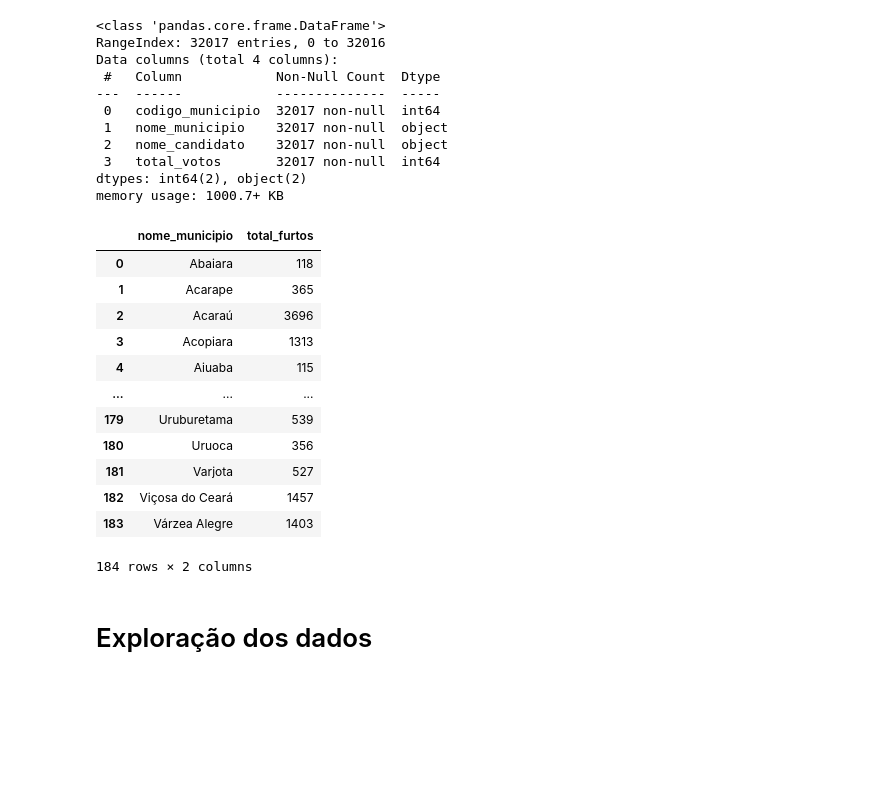
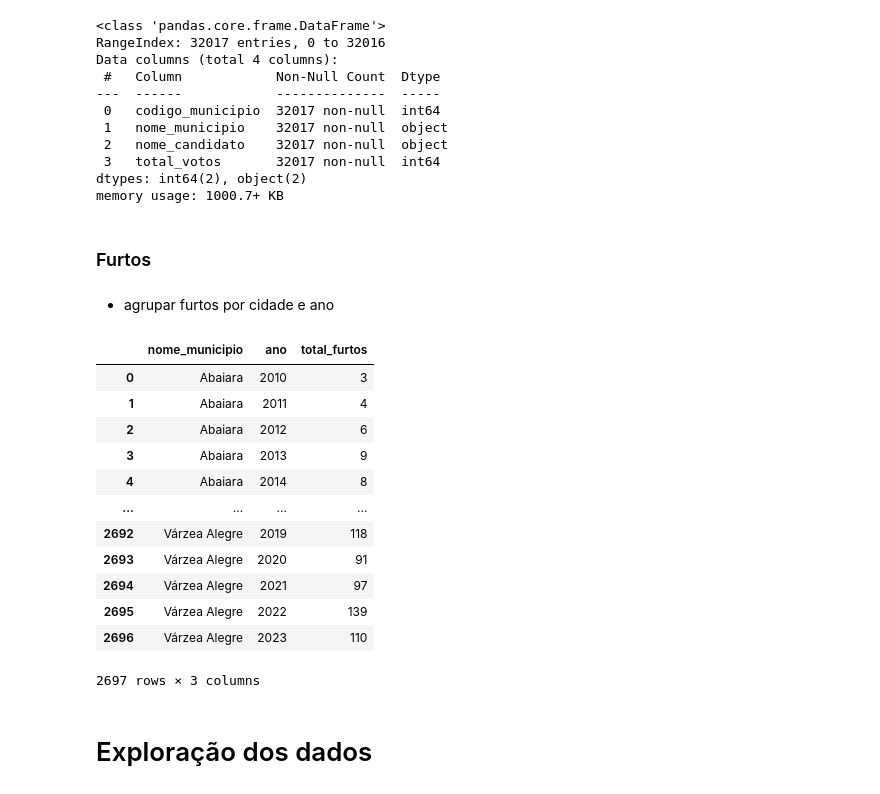
Before and after one commit to JoaoLucas23/BDG, a Jupyter notebook: tratamento_de_dados.ipynb, the cells around one changed output. Saved outputs shown, nothing was run; the diff lists cells and outputs as text; code cells hidden in the pictures; blank space fills up the shorter version.

```diff
--- a/tratamento_de_dados.ipynb
+++ b/tratamento_de_dados.ipynb
@@ -247,24 +280,28 @@ Data columns (total 4 columns):
  3   total_votos       32017 non-null  int64
 dtypes: int64(2), object(2)
 memory usage: 1000.7+ KB
+# %% [markdown]
+### Furtos
+# %% [markdown]
+- agrupar furtos por cidade e ano
 # %%
-df_furtos_agrupados = df_furtos.groupby(['nome_municipio']).size().reset_index()
+df_furtos_agrupados = df_furtos.groupby(['nome_municipio', 'ano']).size().reset_index()
 df_furtos_agrupados.rename(columns={0: 'total_furtos'}, inplace=True)
 df_furtos_agrupados
 # %% [output]
-|  | nome_municipio | total_furtos |
-| 0 | Abaiara | 118 |
-| 1 | Acarape | 365 |
-| 2 | Acaraú | 3696 |
-| 3 | Acopiara | 1313 |
-| 4 | Aiuaba | 115 |
-| ... | ... | ... |
-| 179 | Uruburetama | 539 |
-| 180 | Uruoca | 356 |
-| 181 | Varjota | 527 |
-| 182 | Viçosa do Ceará | 1457 |
-| 183 | Várzea Alegre | 1403 |
+|  | nome_municipio | ano | total_furtos |
+| 0 | Abaiara | 2010 | 3 |
+| 1 | Abaiara | 2011 | 4 |
+| 2 | Abaiara | 2012 | 6 |
+| 3 | Abaiara | 2013 | 9 |
+| 4 | Abaiara | 2014 | 8 |
+| ... | ... | ... | ... |
+| 2692 | Várzea Alegre | 2019 | 118 |
+| 2693 | Várzea Alegre | 2020 | 91 |
+| 2694 | Várzea Alegre | 2021 | 97 |
+| 2695 | Várzea Alegre | 2022 | 139 |
+| 2696 | Várzea Alegre | 2023 | 110 |
-184 rows × 2 columns
+2697 rows × 3 columns
 # %% [markdown]
 # Exploração dos dados
 # %%
```
Also changed, not shown: parts of 17 cells of this notebook.
